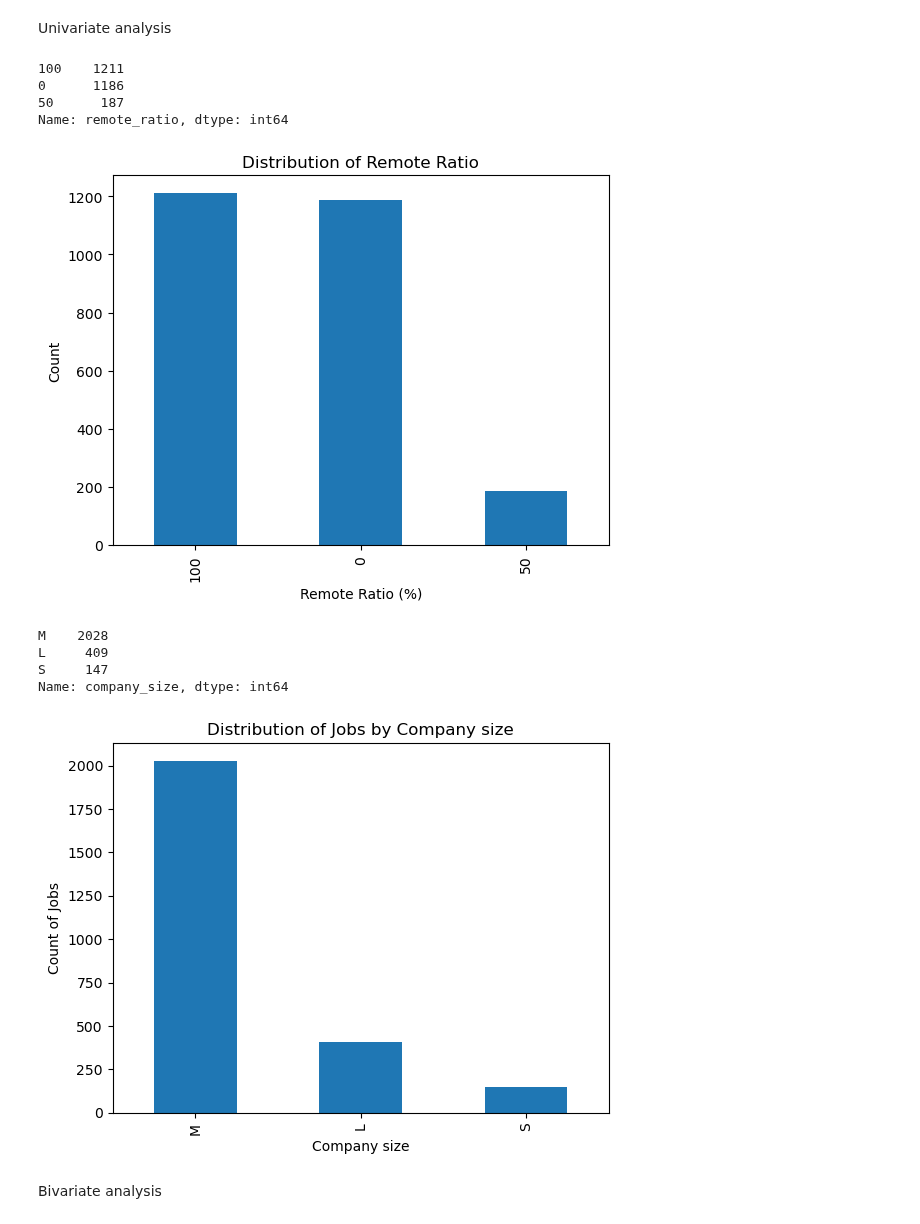
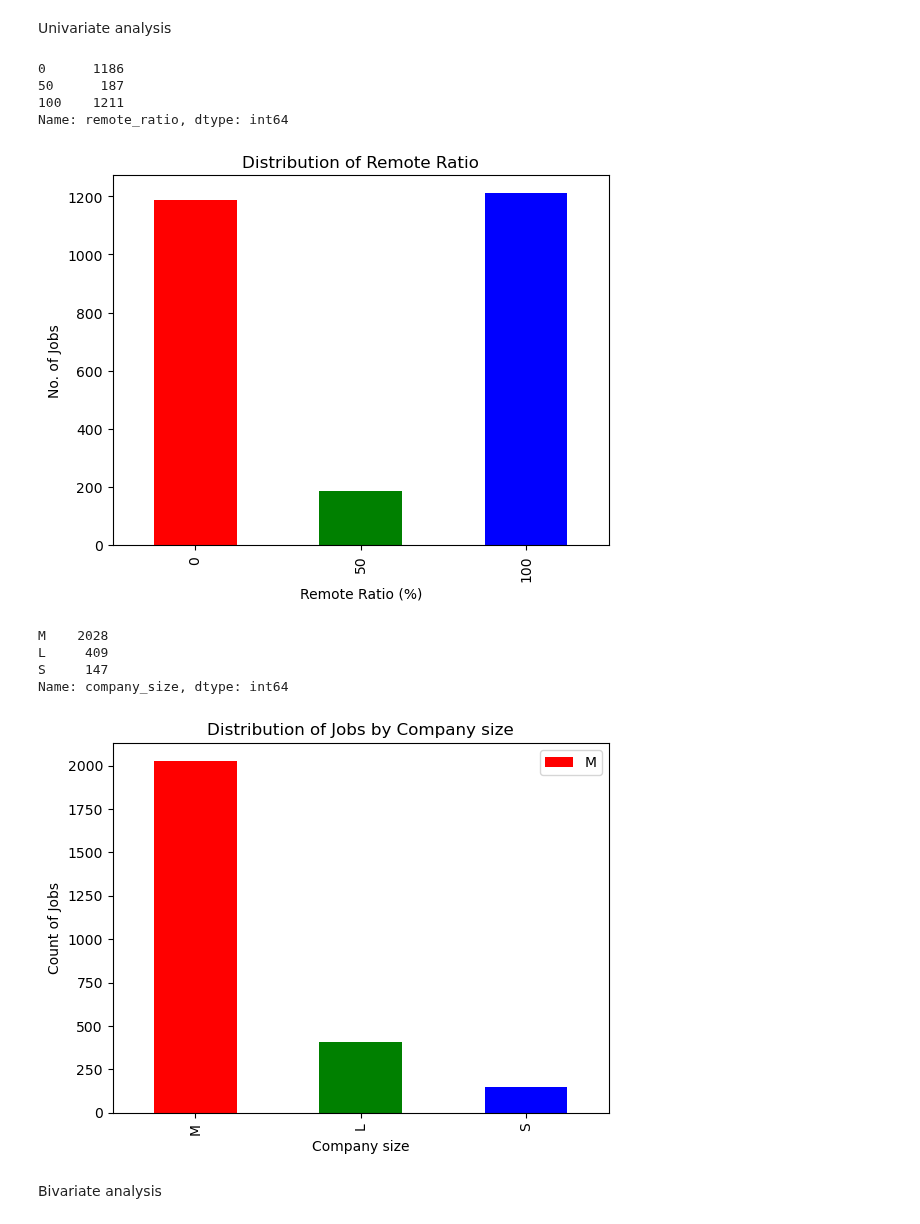
Before and after one commit to garimac12/project_acai, a Jupyter notebook: Project1_GC.ipynb, the cells around one changed output. Cells and saved outputs as stored; diff of their text form; code cells hidden in the pictures.

```diff
--- a/Project1_GC.ipynb
+++ b/Project1_GC.ipynb
@@ -196,28 +196,29 @@ Univariate analysis
 # %%
 #Creating dataframe for remote_ratio column to show work mode
 
-remote_work = df_clean["remote_ratio"].value_counts()
+remote_work= df_clean["remote_ratio"].value_counts().sort_index()
 remote_work
 # %% [output]
-100    1211
 0      1186
 50      187
+100    1211
 Name: remote_ratio, dtype: int64
 # %%
 # Plotting the distribution of remote_ratio
 
-remote_work.plot(kind="bar")
+my_colors=['red', 'green', 'blue']
+remote_work.plot(kind="bar", color = my_colors)
 plt.title('Distribution of Remote Ratio')
 plt.xlabel("Remote Ratio (%)")
-plt.ylabel("Count")
+plt.ylabel("No. of Jobs")
 plt.savefig("output_data_GC/Fig1_distribution_remote_ratio.png")
 plt.show()
 
-#A significant number of employees do not work remotely at all (0% remote ratio).
-#Another substantial group works fully remotely (100% remote ratio).
-#Only a small fraction of employees have a 50% remote work arrangement.
+#A significant number(45.89%) of employees do not work remotely at all (0% remote ratio).
+#Another substantial group (46.86%) works fully remotely (100% remote ratio).
+#Only a small fraction(7.23%) of employees have a 50% remote work arrangement.
 # %% [output]
-[figure, old version]
+[figure, new version]
 # %%
 #Creating dataframe for company_size column to show distribution of data science jobs by company size
 
@@ -231,16 +232,18 @@ Name: company_size, dtype: int64
 # %%
 # Plotting the distribution of jobs by company size
 
-jobs_by_company_size.plot(kind="bar")
+my_colors=['red', 'green', 'blue']
+jobs_by_company_size.plot(kind="bar", color = my_colors)
 plt.title('Distribution of Jobs by Company size')
 plt.xlabel("Company size")
 plt.ylabel("Count of Jobs")
+plt.legend(loc="best", labels="M-Medium")
 plt.savefig("output_data_GC/Fig2_distribution_jobs_company_size.png")
 plt.show()
 
-#A significant number of individuals work for medium(M)-sized companies, followed by large(L) and then small(S) size companies.
+#A significant number (78.48%) of individuals work for medium(M)-sized companies, followed by 15.82% work for large(L) and then 5.68% work for small(S) size companies.
 # %% [output]
-[figure, old version]
+[figure, new version]
 # %% [markdown]
  Bivariate analysis
 # %%
```
Also changed, not shown: parts of 13 cells of this notebook.
